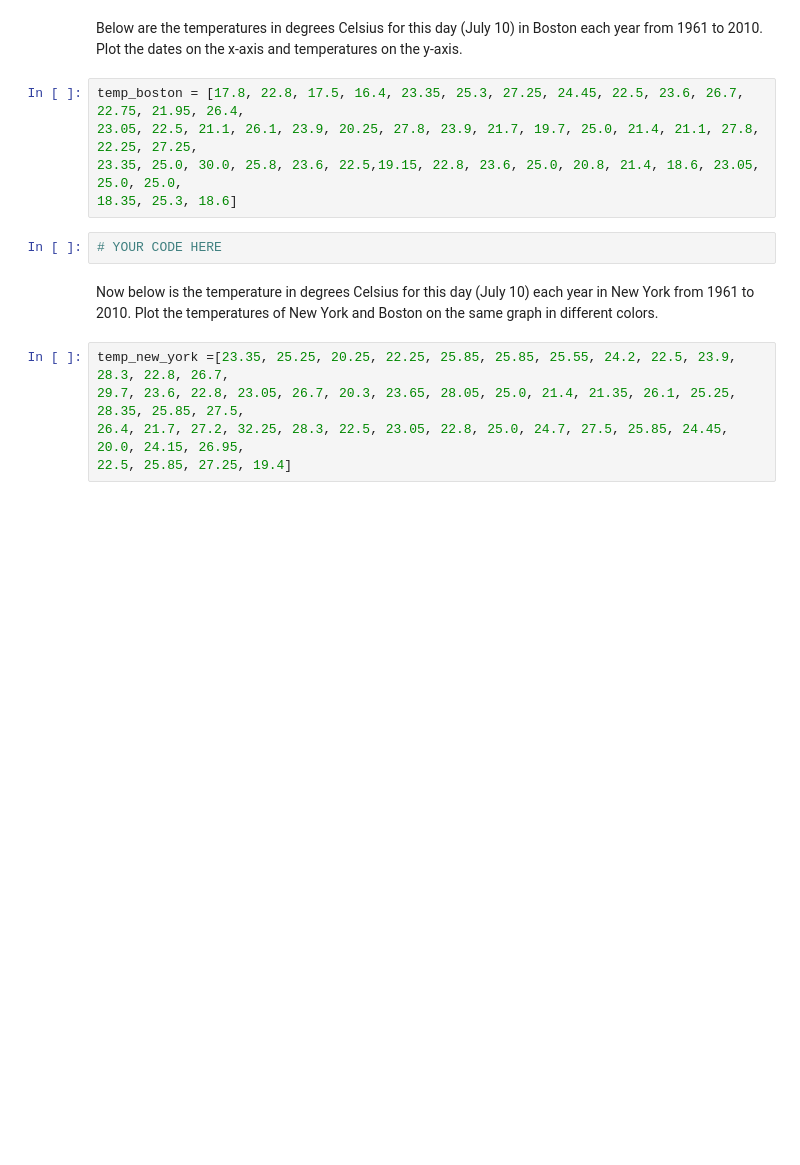
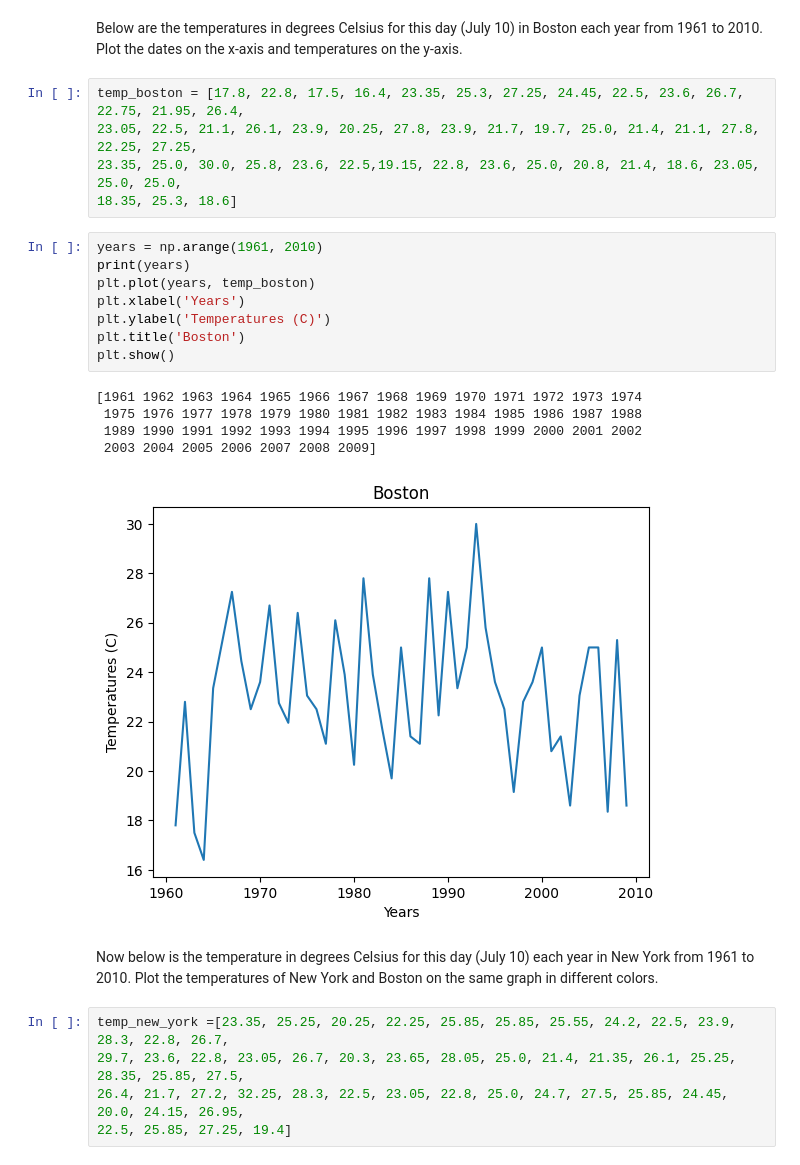
Before and after one commit to mastertar/Medlytics2023-Week1, a Jupyter notebook: deepnote/Week_1/Medlytics2023-Week1-03_Matplotlib-Matplotlib_Exercises.ipynb, the cells around one changed output. Saved outputs shown, nothing was run; the diff lists cells and outputs as text; blank space fills up the shorter version.

```diff
--- a/deepnote/Week_1/Medlytics2023-Week1-03_Matplotlib-Matplotlib_Exercises.ipynb
+++ b/deepnote/Week_1/Medlytics2023-Week1-03_Matplotlib-Matplotlib_Exercises.ipynb
@@ -12,8 +12,20 @@ temp_boston = [17.8, 22.8, 17.5, 16.4, 23.35, 25.3, 27.25, 24.45, 22.5, 23.6, 26
 23.05, 22.5, 21.1, 26.1, 23.9, 20.25, 27.8, 23.9, 21.7, 19.7, 25.0, 21.4, 21.1, 27.8, 22.25, 27.25,
 23.35, 25.0, 30.0, 25.8, 23.6, 22.5,19.15, 22.8, 23.6, 25.0, 20.8, 21.4, 18.6, 23.05, 25.0, 25.0,
 18.35, 25.3, 18.6]
-# %%
-# YOUR CODE HERE
+# %%
+years = np.arange(1961, 2010)
+print(years)
+plt.plot(years, temp_boston)
+plt.xlabel('Years')
+plt.ylabel('Temperatures (C)')
+plt.title('Boston')
+plt.show()
+# %% [output]
+[1961 1962 1963 1964 1965 1966 1967 1968 1969 1970 1971 1972 1973 1974
+ 1975 1976 1977 1978 1979 1980 1981 1982 1983 1984 1985 1986 1987 1988
+ 1989 1990 1991 1992 1993 1994 1995 1996 1997 1998 1999 2000 2001 2002
+ 2003 2004 2005 2006 2007 2008 2009]
+[figure, added]
 # %% [markdown]
 Now below is the temperature in degrees Celsius for this day (July 10) each year in New York from 1961 to 2010. Plot the temperatures of New York and Boston on the same graph in different colors.
 # %%
```
Also changed, not shown: parts of 15 cells of this notebook, 2 other files.
